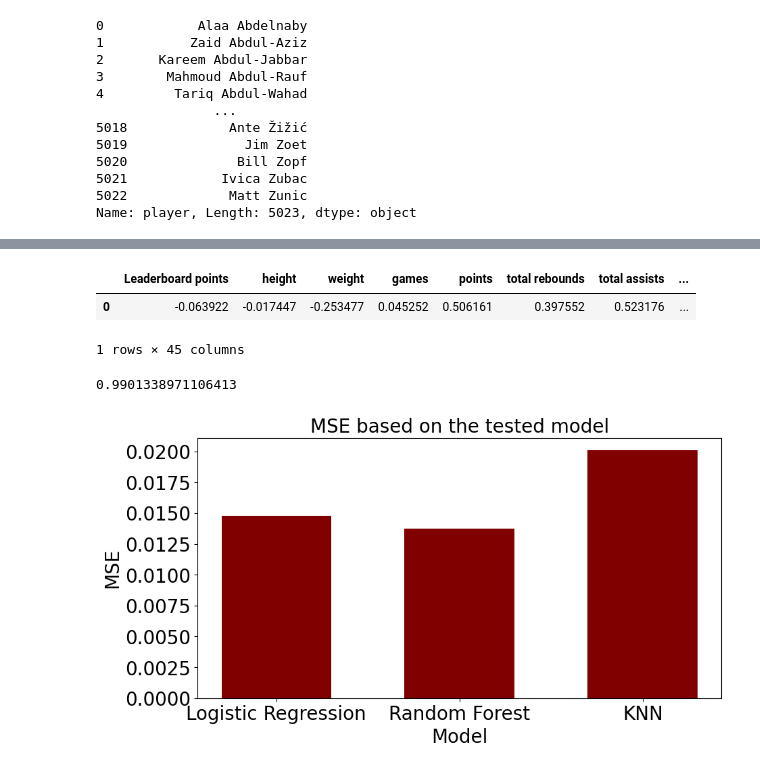
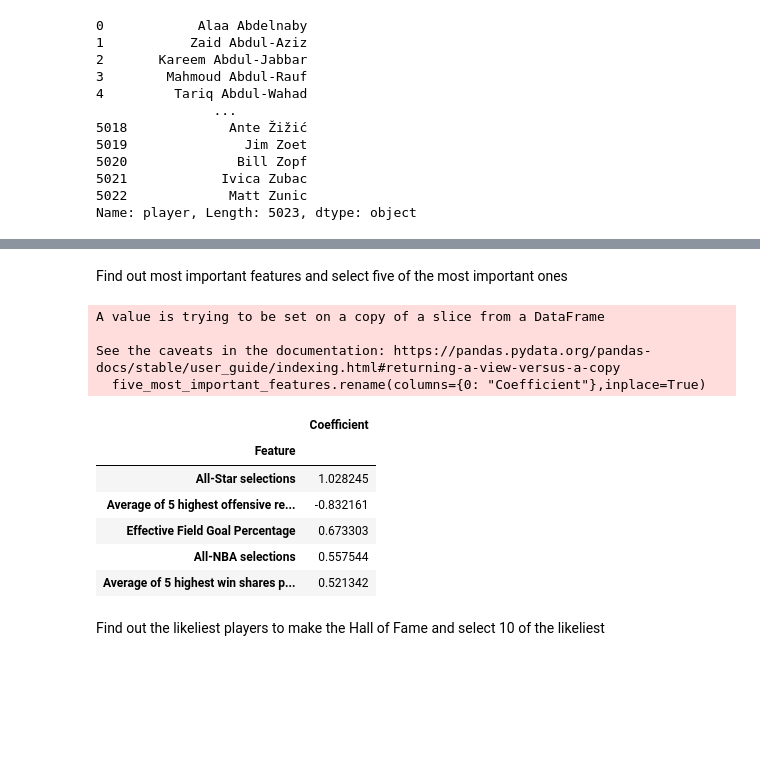
Before and after one commit to Tengyyy/DataScienceProject, a Jupyter notebook: project.ipynb, the cells around one changed output, grey strips where cells are left out. Saved outputs shown, nothing was run; the diff lists cells and outputs as text; code cells hidden in the pictures; blank space fills up the shorter version.

```diff
--- a/project.ipynb
+++ b/project.ipynb
@@ -331,34 +257,24 @@ final.sort_values(by=['log_prob'],ascending=False)
-# %%
-pd.DataFrame(logmodel.coef_, columns=X_train.columns)
-# %% [output]
-|  | Leaderboard points | height | weight | games | points | total rebounds | total assists | ... |
-| 0 | -0.063922 | -0.017447 | -0.253477 | 0.045252 | 0.506161 | 0.397552 | 0.523176 | ... |
-1 rows × 45 columns
-# %%
-logmodel.score(X_train,y_train)
-# %% [output]
-0.9901338971106413
-# %%
-from sklearn.metrics import mean_squared_error
-import matplotlib.pyplot as plt
-
-
-# creating the dataset
-data = {'Logistic Regression':mean_squared_error(pred_log, y_test), 'Random Forest':mean_squared_error(pred_rfc, y_test),
-        'KNN':mean_squared_error(pred_knn, y_test)}
-courses = list(data.keys())
-values = list(data.values())
-
-fig = plt.figure(figsize = (10, 5))
-
-# creating the bar plot
-plt.bar(courses, values, color ='maroon',
-        width = 0.6)
-plt.xticks(fontsize= 20)
-plt.yticks(fontsize= 20)
-plt.xlabel("Model", fontsize= 20)
-plt.ylabel("MSE", fontsize= 20)
-plt.title("MSE based on the tested model", fontsize=20)
-plt.show()
-# %% [output]
-[figure, removed]
+# %% [markdown]
+Find out most important features and select five of the most important ones
+# %%
+features_sorted = pd.DataFrame(logmodel.coef_, columns=X_train.columns).transpose().sort_values(by=[0], key=abs, ascending=False)
+# %%
+five_most_important_features = features_sorted.head(5)
+five_most_important_features.rename(columns={0: "Coefficient"},inplace=True)
+five_most_important_features.index.name = 'Feature'
+five_most_important_features.to_csv("features.csv")
+five_most_important_features
+# %% [output]
+A value is trying to be set on a copy of a slice from a DataFrame
+
+See the caveats in the documentation: https://pandas.pydata.org/pandas-docs/stable/user_guide/indexing.html#returning-a-view-versus-a-copy
+  five_most_important_features.rename(columns={0: "Coefficient"},inplace=True)
+|  | Coefficient |
+| Feature |  |
+| All-Star selections | 1.028245 |
+| Average of 5 highest offensive re... | -0.832161 |
+| Effective Field Goal Percentage | 0.673303 |
+| All-NBA selections | 0.557544 |
+| Average of 5 highest win shares p... | 0.521342 |
+# %% [markdown]
+Find out the likeliest players to make the Hall of Fame and select 10 of the likeliest
```
Also changed, not shown: parts of 33 cells of this notebook, 19 other files.
